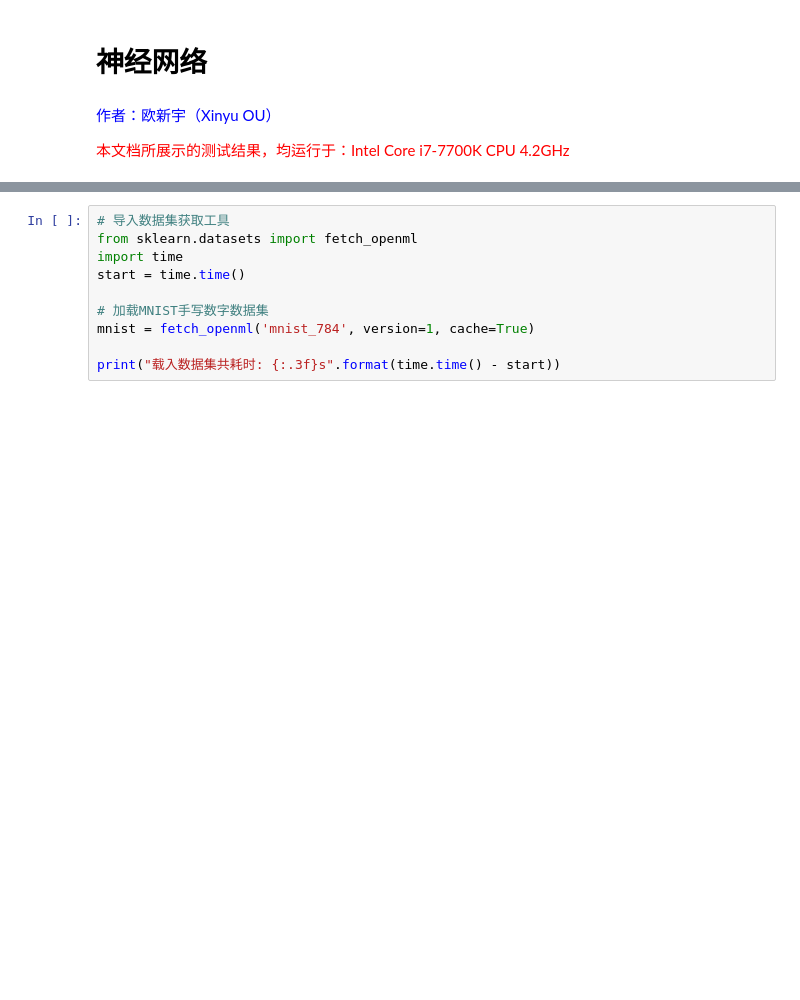
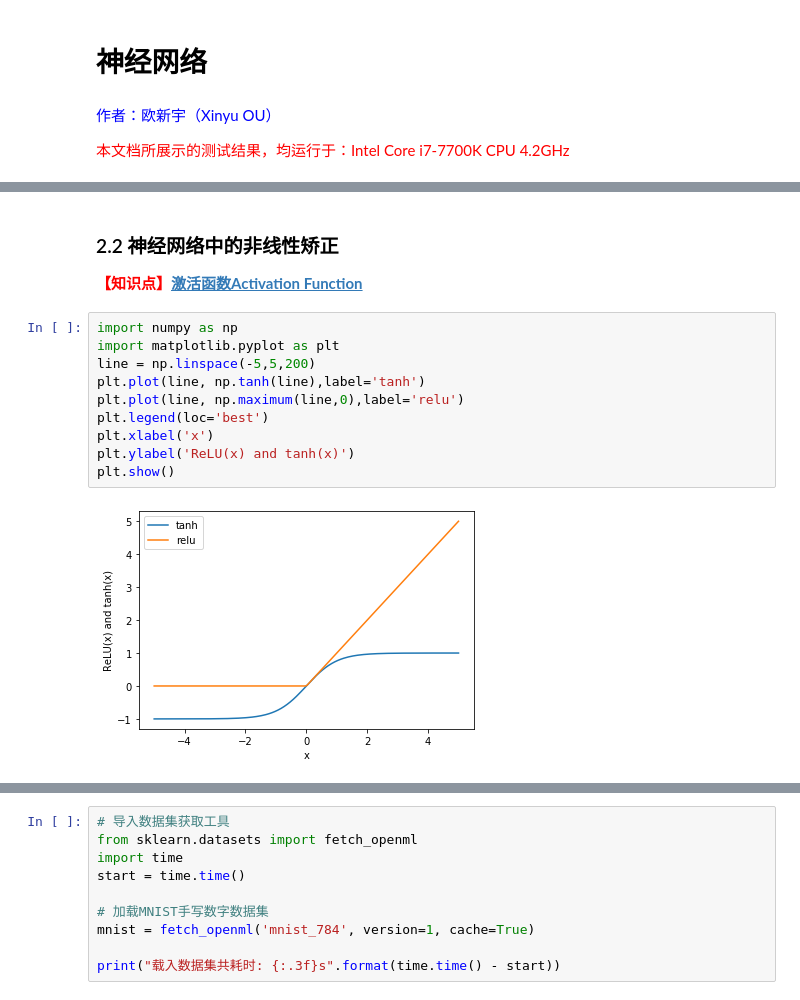
Before and after one commit to ouxinyu/Teaching, a Jupyter notebook: MachineLearning/Notebooks/Ch08NeuralNetworks.ipynb, the cells around one changed output, grey strips where cells are left out. Cells and saved outputs as stored; diff of their text form; blank space fills up the shorter version.

```diff
--- a/MachineLearning/Notebooks/Ch08NeuralNetworks.ipynb
+++ b/MachineLearning/Notebooks/Ch08NeuralNetworks.ipynb
@@ -20,0 +61,16 @@
+# %% [markdown]
+### 2.2 神经网络中的非线性矫正
+
+<font style="color:red; font-weight:bold;">【知识点】[激活函数Activation Function](knowledgement/ActivationFunction.ipynb)</font>
+# %%
+import numpy as np
+import matplotlib.pyplot as plt
+line = np.linspace(-5,5,200)
+plt.plot(line, np.tanh(line),label='tanh')
+plt.plot(line, np.maximum(line,0),label='relu')
+plt.legend(loc='best')
+plt.xlabel('x')
+plt.ylabel('ReLU(x) and tanh(x)')
+plt.show()
+# %% [output]
+[figure, added]
```
Also changed, not shown: parts of 98 cells of this notebook, 29 other files.
